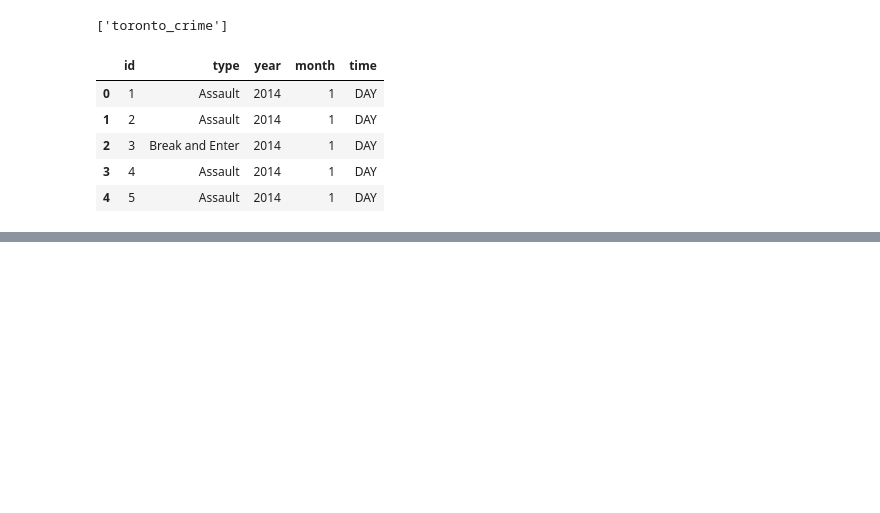
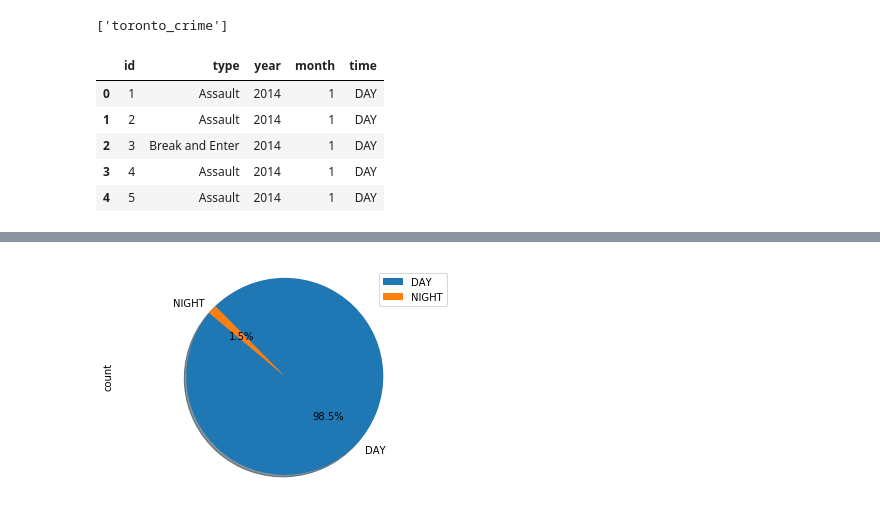
Before and after one commit to zarawang85/ETL_project, a Jupyter notebook: Toronto.ipynb, the cells around one changed output, grey strips where cells are left out. Cells and saved outputs as stored; diff of their text form; code cells hidden in the pictures; blank space fills up the shorter version.

```diff
--- a/Toronto.ipynb
+++ b/Toronto.ipynb
@@ -354,0 +499,9 @@ pd.read_sql_query('select * from toronto_crime', con=engine).head()
+# %%
+day_night_df.plot.pie(y ="count", autopct="%1.1f%%", shadow=True, startangle=140)
+
+plt.axis("equal")
+
+plt.savefig("Images/toronto_day_night.png")
+plt.show()
+# %% [output]
+[figure, added]
```
Also changed, not shown: parts of 18 cells of this notebook.
